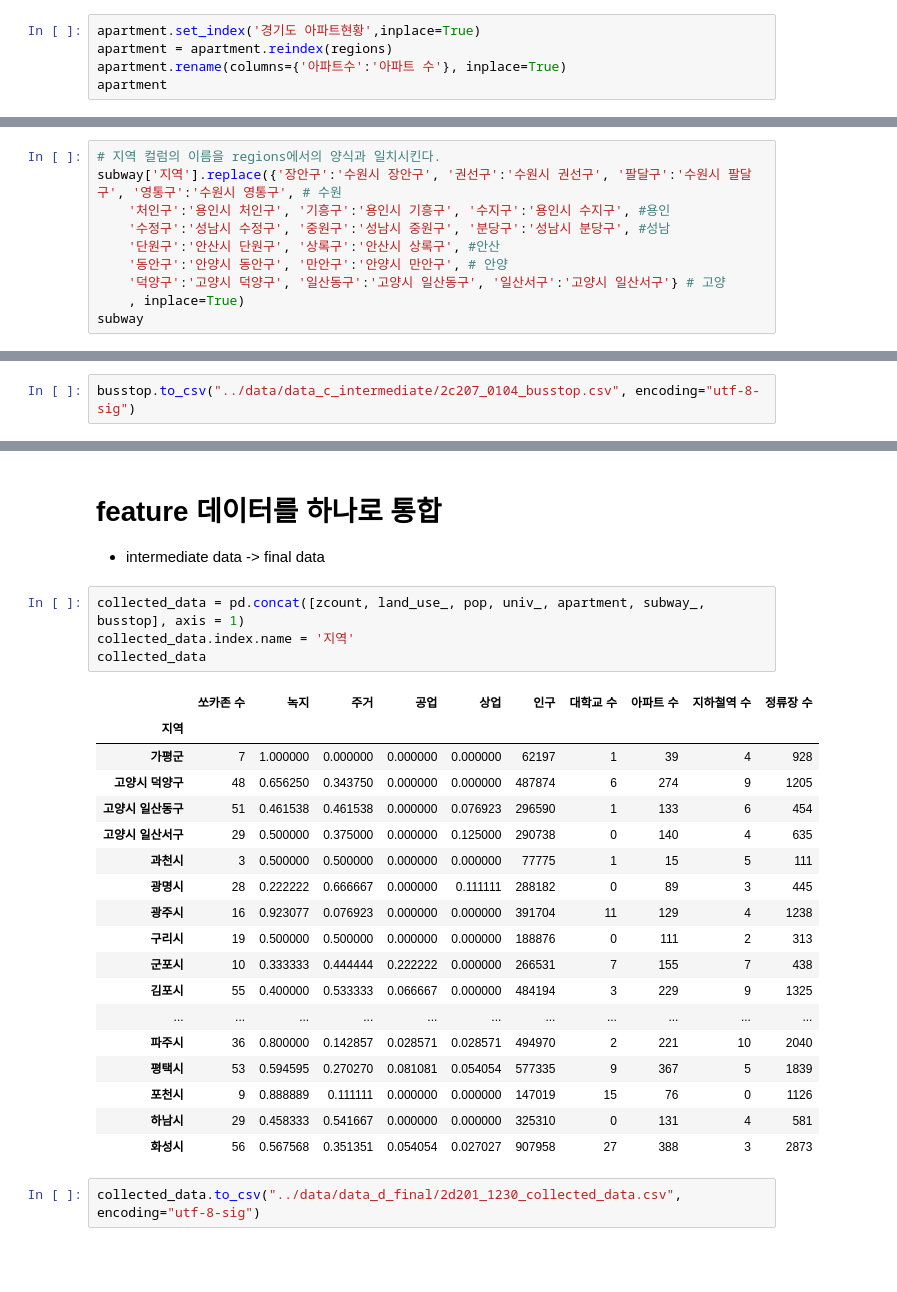
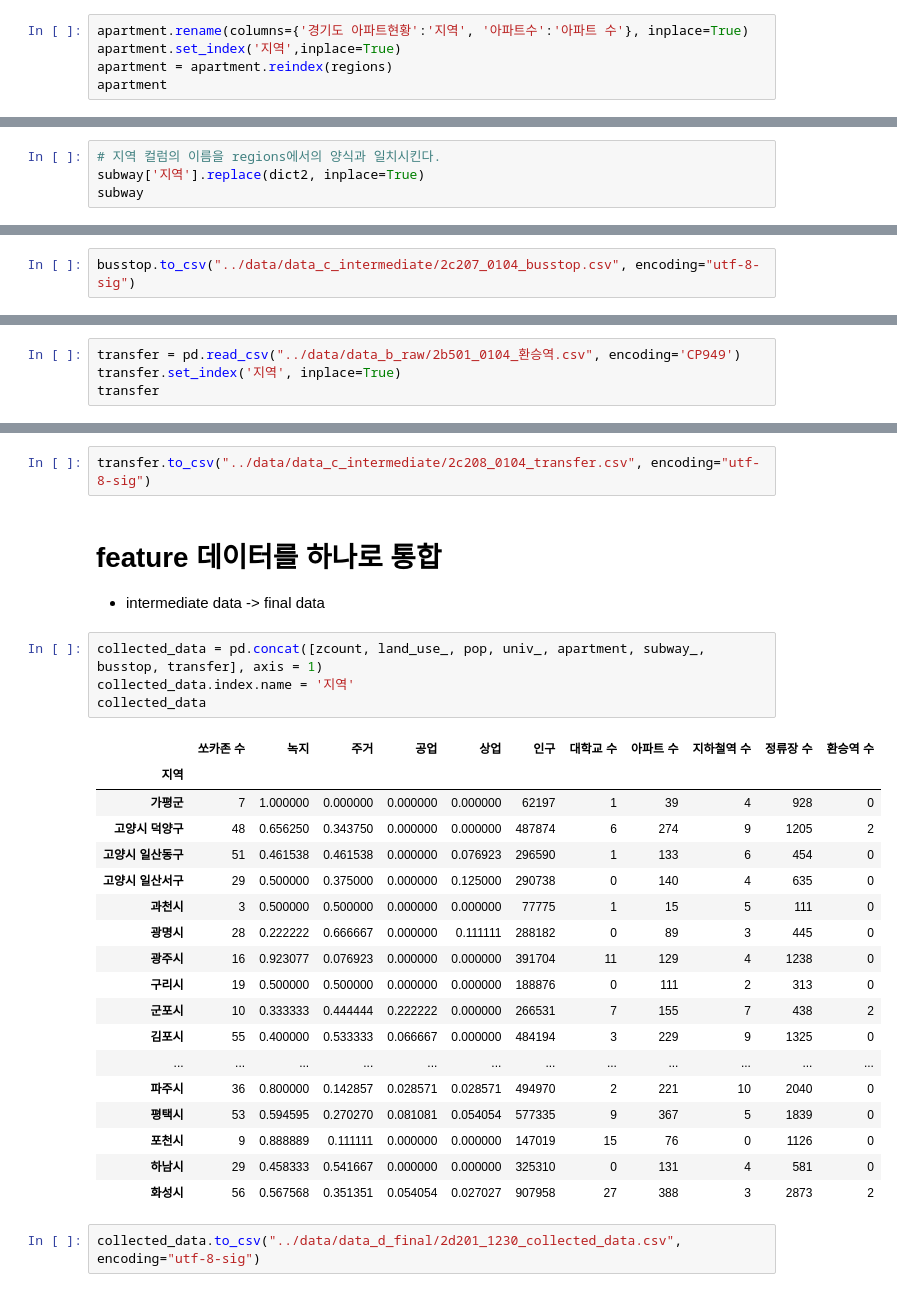
Before and after one commit to govin08/our-socar, a Jupyter notebook: main/code/1201_1230_collect_data.ipynb, the cells around one changed output, grey strips where cells are left out. Cells and saved outputs as stored; diff of their text form; blank space fills up the shorter version.

Commit message:
collected_data updated

```diff
--- a/main/code/1201_1230_collect_data.ipynb
+++ b/main/code/1201_1230_collect_data.ipynb
@@ -553,9 +549,9 @@ sorted(apartment['경기도 아파트현황'].unique()) == regions # 앞서 선
 # %% [output]
 True
 # %%
-apartment.set_index('경기도 아파트현황',inplace=True)
+apartment.rename(columns={'경기도 아파트현황':'지역', '아파트수':'아파트 수'}, inplace=True)
+apartment.set_index('지역',inplace=True)
 apartment = apartment.reindex(regions)
-apartment.rename(columns={'아파트수':'아파트 수'}, inplace=True)
 apartment
 # %% [output]
 |  | 아파트 수 |
@@ -709,13 +705,3 @@ print(set(subway['지역'].unique()).issubset(set(regions_)))
 False
 39
 True
-# %%
-# 지역 컬럼의 이름을 regions에서의 양식과 일치시킨다.
-subway['지역'].replace({'장안구':'수원시 장안구', '권선구':'수원시 권선구', '팔달구':'수원시 팔달구', '영통구':'수원시 영통구', # 수원
-    '처인구':'용인시 처인구', '기흥구':'용인시 기흥구', '수지구':'용인시 수지구', #용인
-    '수정구':'성남시 수정구', '중원구':'성남시 중원구', '분당구':'성남시 분당구', #성남
-    '단원구':'안산시 단원구', '상록구':'안산시 상록구', #안산
-    '동안구':'안양시 동안구', '만안구':'안양시 만안구', # 안양
-    '덕양구':'고양시 덕양구', '일산동구':'고양시 일산동구', '일산서구':'고양시 일산서구'} # 고양
-    , inplace=True)
-subway
@@ -739,0 +708,4 @@ See the caveats in the documentation: https://pandas.pydata.org/pandas-docs/stab
+# %%
+# 지역 컬럼의 이름을 regions에서의 양식과 일치시킨다.
+subway['지역'].replace(dict2, inplace=True)
+subway
@@ -818,0 +810,4 @@ busstop.to_csv("../data/data_c_intermediate/2c207_0104_busstop.csv", encoding="u
+# %%
+transfer = pd.read_csv("../data/data_b_raw/2b501_0104_환승역.csv", encoding='CP949')
+transfer.set_index('지역', inplace=True)
+transfer
@@ -819,28 +833,30 @@ busstop.to_csv("../data/data_c_intermediate/2c207_0104_busstop.csv", encoding="u
+# %%
+transfer.to_csv("../data/data_c_intermediate/2c208_0104_transfer.csv", encoding="utf-8-sig")
 # %% [markdown]
 # feature 데이터를 하나로 통합
 - intermediate data -> final data
 # %%
-collected_data = pd.concat([zcount, land_use_, pop, univ_, apartment, subway_, busstop], axis = 1)
+collected_data = pd.concat([zcount, land_use_, pop, univ_, apartment, subway_, busstop, transfer], axis = 1)
 collected_data.index.name = '지역'
 collected_data
 # %% [output]
-|  | 쏘카존 수 | 녹지 | 주거 | 공업 | 상업 | 인구 | 대학교 수 | 아파트 수 | 지하철역 수 | 정류장 수 |
-| 지역 |  |  |  |  |  |  |  |  |  |  |
-| 가평군 | 7 | 1.000000 | 0.000000 | 0.000000 | 0.000000 | 62197 | 1 | 39 | 4 | 928 |
-| 고양시 덕양구 | 48 | 0.656250 | 0.343750 | 0.000000 | 0.000000 | 487874 | 6 | 274 | 9 | 1205 |
-| 고양시 일산동구 | 51 | 0.461538 | 0.461538 | 0.000000 | 0.076923 | 296590 | 1 | 133 | 6 | 454 |
-| 고양시 일산서구 | 29 | 0.500000 | 0.375000 | 0.000000 | 0.125000 | 290738 | 0 | 140 | 4 | 635 |
-| 과천시 | 3 | 0.500000 | 0.500000 | 0.000000 | 0.000000 | 77775 | 1 | 15 | 5 | 111 |
-| 광명시 | 28 | 0.222222 | 0.666667 | 0.000000 | 0.111111 | 288182 | 0 | 89 | 3 | 445 |
-| 광주시 | 16 | 0.923077 | 0.076923 | 0.000000 | 0.000000 | 391704 | 11 | 129 | 4 | 1238 |
-| 구리시 | 19 | 0.500000 | 0.500000 | 0.000000 | 0.000000 | 188876 | 0 | 111 | 2 | 313 |
-| 군포시 | 10 | 0.333333 | 0.444444 | 0.222222 | 0.000000 | 266531 | 7 | 155 | 7 | 438 |
-| 김포시 | 55 | 0.400000 | 0.533333 | 0.066667 | 0.000000 | 484194 | 3 | 229 | 9 | 1325 |
-| ... | ... | ... | ... | ... | ... | ... | ... | ... | ... | ... |
-| 파주시 | 36 | 0.800000 | 0.142857 | 0.028571 | 0.028571 | 494970 | 2 | 221 | 10 | 2040 |
-| 평택시 | 53 | 0.594595 | 0.270270 | 0.081081 | 0.054054 | 577335 | 9 | 367 | 5 | 1839 |
-| 포천시 | 9 | 0.888889 | 0.111111 | 0.000000 | 0.000000 | 147019 | 15 | 76 | 0 | 1126 |
-| 하남시 | 29 | 0.458333 | 0.541667 | 0.000000 | 0.000000 | 325310 | 0 | 131 | 4 | 581 |
-| 화성시 | 56 | 0.567568 | 0.351351 | 0.054054 | 0.027027 | 907958 | 27 | 388 | 3 | 2873 |
+|  | 쏘카존 수 | 녹지 | 주거 | 공업 | 상업 | 인구 | 대학교 수 | 아파트 수 | 지하철역 수 | 정류장 수 | 환승역 수 |
+| 지역 |  |  |  |  |  |  |  |  |  |  |  |
+| 가평군 | 7 | 1.000000 | 0.000000 | 0.000000 | 0.000000 | 62197 | 1 | 39 | 4 | 928 | 0 |
+| 고양시 덕양구 | 48 | 0.656250 | 0.343750 | 0.000000 | 0.000000 | 487874 | 6 | 274 | 9 | 1205 | 2 |
+| 고양시 일산동구 | 51 | 0.461538 | 0.461538 | 0.000000 | 0.076923 | 296590 | 1 | 133 | 6 | 454 | 0 |
+| 고양시 일산서구 | 29 | 0.500000 | 0.375000 | 0.000000 | 0.125000 | 290738 | 0 | 140 | 4 | 635 | 0 |
+| 과천시 | 3 | 0.500000 | 0.500000 | 0.000000 | 0.000000 | 77775 | 1 | 15 | 5 | 111 | 0 |
+| 광명시 | 28 | 0.222222 | 0.666667 | 0.000000 | 0.111111 | 288182 | 0 | 89 | 3 | 445 | 0 |
+| 광주시 | 16 | 0.923077 | 0.076923 | 0.000000 | 0.000000 | 391704 | 11 | 129 | 4 | 1238 | 0 |
+| 구리시 | 19 | 0.500000 | 0.500000 | 0.000000 | 0.000000 | 188876 | 0 | 111 | 2 | 313 | 0 |
+| 군포시 | 10 | 0.333333 | 0.444444 | 0.222222 | 0.000000 | 266531 | 7 | 155 | 7 | 438 | 2 |
+| 김포시 | 55 | 0.400000 | 0.533333 | 0.066667 | 0.000000 | 484194 | 3 | 229 | 9 | 1325 | 0 |
+| ... | ... | ... | ... | ... | ... | ... | ... | ... | ... | ... | ... |
+| 파주시 | 36 | 0.800000 | 0.142857 | 0.028571 | 0.028571 | 494970 | 2 | 221 | 10 | 2040 | 0 |
+| 평택시 | 53 | 0.594595 | 0.270270 | 0.081081 | 0.054054 | 577335 | 9 | 367 | 5 | 1839 | 0 |
+| 포천시 | 9 | 0.888889 | 0.111111 | 0.000000 | 0.000000 | 147019 | 15 | 76 | 0 | 1126 | 0 |
+| 하남시 | 29 | 0.458333 | 0.541667 | 0.000000 | 0.000000 | 325310 | 0 | 131 | 4 | 581 | 0 |
+| 화성시 | 56 | 0.567568 | 0.351351 | 0.054054 | 0.027027 | 907958 | 27 | 388 | 3 | 2873 | 2 |
 # %%
 collected_data.to_csv("../data/data_d_final/2d201_1230_collected_data.csv", encoding="utf-8-sig")
```
Also changed, not shown: parts of 15 cells of this notebook, 6 other files.
